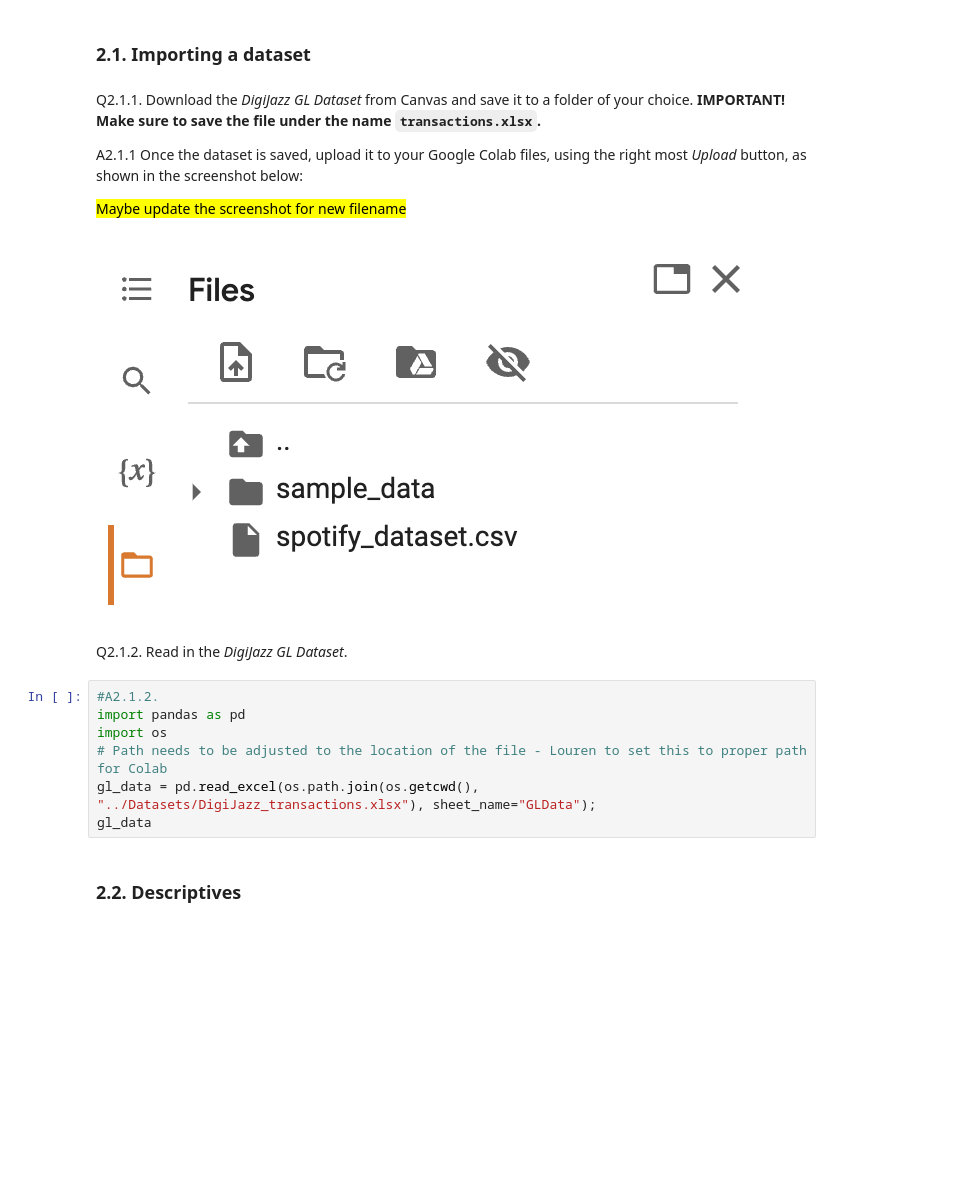
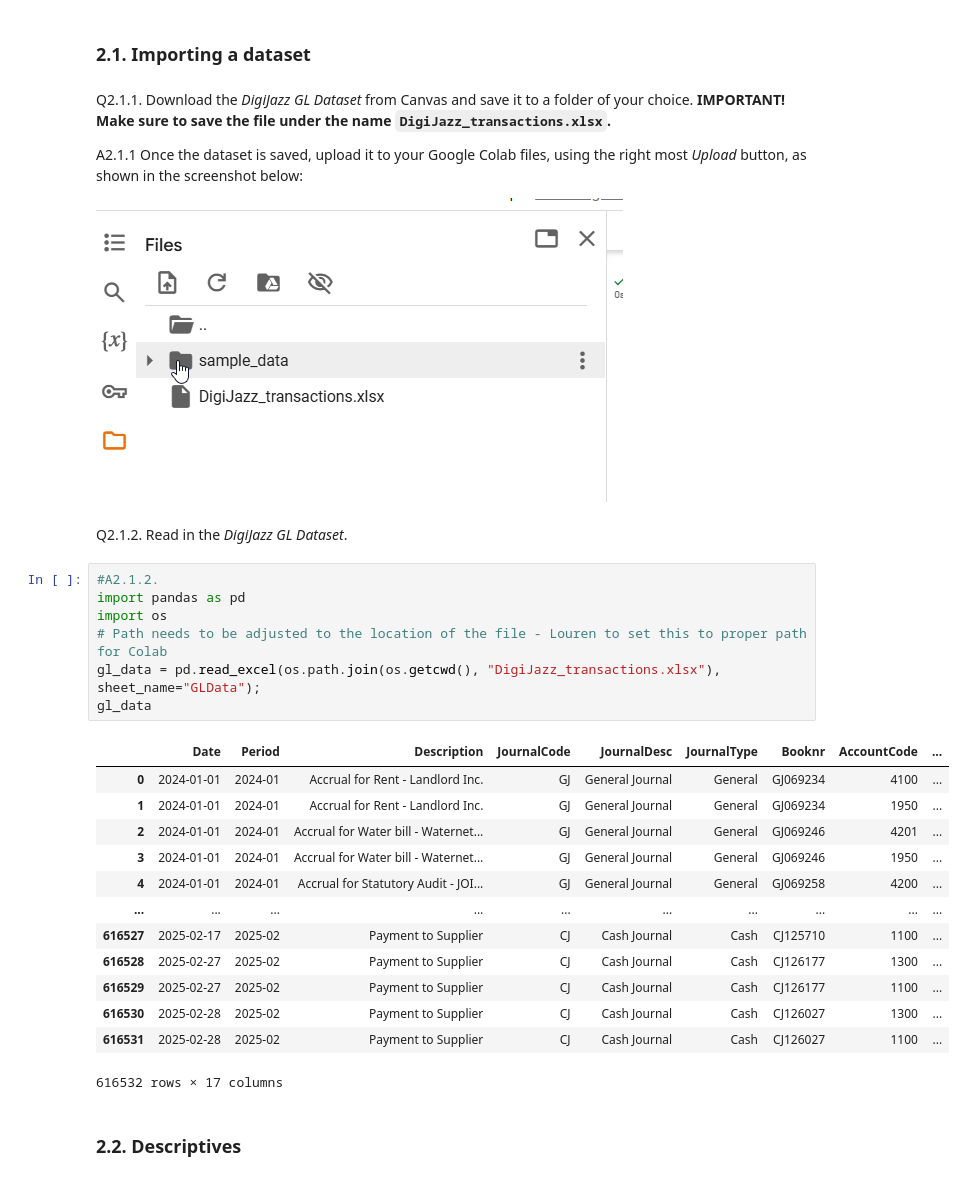
Before and after one commit to Louren/dsa-practica, a Jupyter notebook: Notebooks/1a_answers.ipynb, the cells around one changed output. Drawn from its saved outputs; the diff is of its cells as text; blank space fills up the shorter version.

```diff
--- a/Notebooks/1a_answers.ipynb
+++ b/Notebooks/1a_answers.ipynb
@@ -127,22 +129,35 @@ Refer to the DigiJazz introduction on Canvas for more information about the comp
 # %% [markdown]
 ### 2.1. Importing a dataset
 # %% [markdown]
-Q2.1.1. Download the _DigiJazz GL Dataset_ from Canvas and save it to a folder of your choice. **IMPORTANT! Make sure to save the file under the name `transactions.xlsx`.**
+Q2.1.1. Download the _DigiJazz GL Dataset_ from Canvas and save it to a folder of your choice. **IMPORTANT! Make sure to save the file under the name `DigiJazz_transactions.xlsx`.**
 
 A2.1.1 Once the dataset is saved, upload it to your Google Colab files, using the right most _Upload_ button, as shown in the screenshot below:
 
-<Mark>Maybe update the screenshot for new filename</Mark>
 
-![Screenshot 2023-10-09 at 16.18.58.png](embedded-picture-1-old)
+![image.png](embedded-picture-1-new)
 # %% [markdown]
 Q2.1.2. Read in the _DigiJazz GL Dataset_.
 # %%
 #A2.1.2.
 import pandas as pd
 import os
 # Path needs to be adjusted to the location of the file - Louren to set this to proper path for Colab
-gl_data = pd.read_excel(os.path.join(os.getcwd(), "../Datasets/DigiJazz_transactions.xlsx"), sheet_name="GLData");
+gl_data = pd.read_excel(os.path.join(os.getcwd(), "DigiJazz_transactions.xlsx"), sheet_name="GLData");
 gl_data
+# %% [output]
+|  | Date | Period | Description | JournalCode | JournalDesc | JournalType | Booknr | AccountCode | ... |
+| 0 | 2024-01-01 | 2024-01 | Accrual for Rent - Landlord Inc. | GJ | General Journal | General | GJ069234 | 4100 | ... |
+| 1 | 2024-01-01 | 2024-01 | Accrual for Rent - Landlord Inc. | GJ | General Journal | General | GJ069234 | 1950 | ... |
+| 2 | 2024-01-01 | 2024-01 | Accrual for Water bill - Waternet... | GJ | General Journal | General | GJ069246 | 4201 | ... |
+| 3 | 2024-01-01 | 2024-01 | Accrual for Water bill - Waternet... | GJ | General Journal | General | GJ069246 | 1950 | ... |
+| 4 | 2024-01-01 | 2024-01 | Accrual for Statutory Audit - JOI... | GJ | General Journal | General | GJ069258 | 4200 | ... |
+| ... | ... | ... | ... | ... | ... | ... | ... | ... | ... |
+| 616527 | 2025-02-17 | 2025-02 | Payment to Supplier | CJ | Cash Journal | Cash | CJ125710 | 1100 | ... |
+| 616528 | 2025-02-27 | 2025-02 | Payment to Supplier | CJ | Cash Journal | Cash | CJ126177 | 1300 | ... |
+| 616529 | 2025-02-27 | 2025-02 | Payment to Supplier | CJ | Cash Journal | Cash | CJ126177 | 1100 | ... |
+| 616530 | 2025-02-28 | 2025-02 | Payment to Supplier | CJ | Cash Journal | Cash | CJ126027 | 1300 | ... |
+| 616531 | 2025-02-28 | 2025-02 | Payment to Supplier | CJ | Cash Journal | Cash | CJ126027 | 1100 | ... |
+616532 rows × 17 columns
 # %% [markdown]
 ### 2.2. Descriptives
 # %% [markdown]
```
Also changed, not shown: parts of 27 cells of this notebook.
